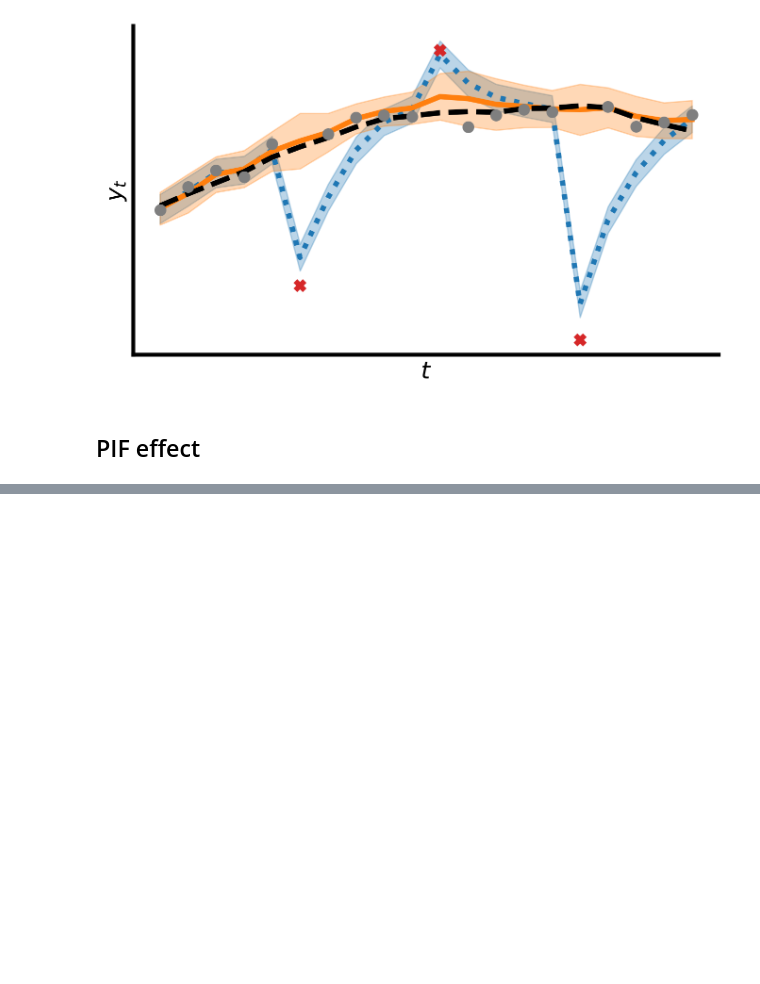
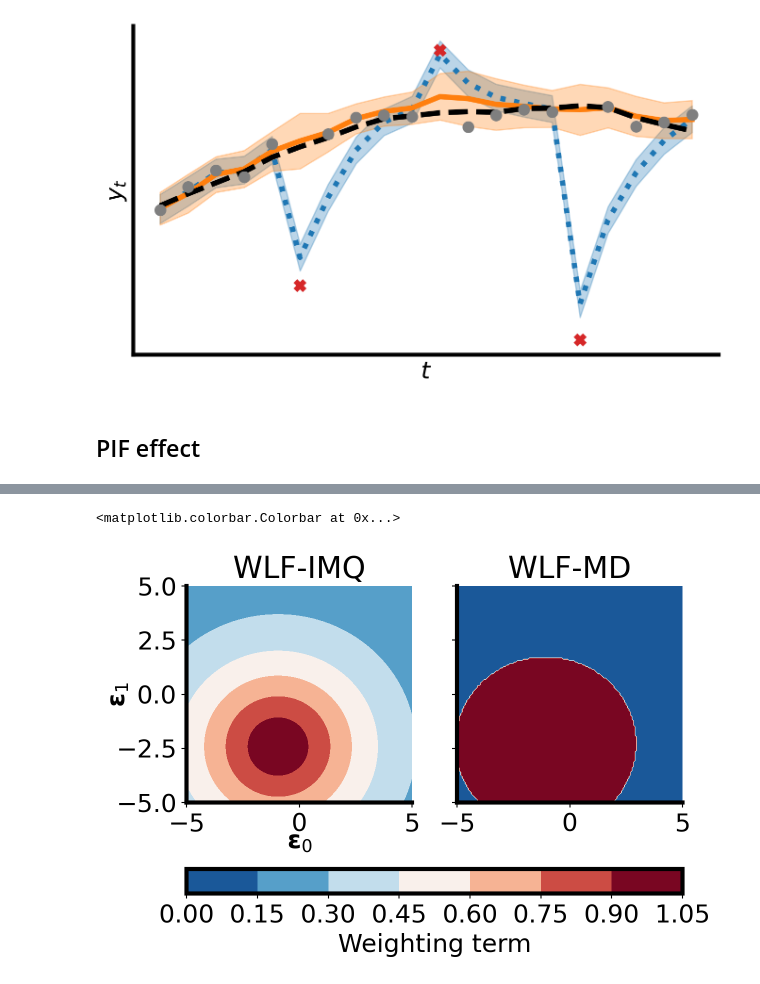
Before and after one commit to gerdm/weighted-likelihood-filter, a Jupyter notebook: experiments/intro-fig.ipynb, the cells around one changed output, grey strips where cells are left out. Cells and saved outputs as stored; diff of their text form; code cells hidden in the pictures; blank space fills up the shorter version.

```diff
--- a/experiments/intro-fig.ipynb
+++ b/experiments/intro-fig.ipynb
@@ -249,0 +325,19 @@ plt.savefig("./figures/pif-2d-tracking.png", dpi=300)
+# %%
+err = res["weighting"]
+
+fig, ax = plt.subplots(1, 2, sharey=True, figsize=(6.4 * 1, 4.8 * 0.9),)
+norm = Normalize(0, 1)
+cmap = "RdBu_r"
+c0 = ax[0].contourf(*domain, err["IMQ"], cmap=cmap, norm=norm)
+c1 = ax[1].contourf(*domain, err["MD"], cmap=cmap, norm=norm)
+ax[0].set_title("WLF-IMQ")
+ax[1].set_title("WLF-MD")
+
+ax[0].set_ylabel(r"${\bf\epsilon}_1$", labelpad=-10)
+ax[0].set_xlabel(r"${\bf\epsilon}_0$", labelpad=-5)
+
+plt.colorbar(c1, ax=ax, location="bottom", label="Weighting term", pad=0.2)
+# plt.savefig("./figures/2d-tracking-grid-weighting-term.png", dpi=300)
+# %% [output]
+<matplotlib.colorbar.Colorbar at 0x...>
+[figure, added]
```
Also changed, not shown: parts of 22 cells of this notebook.
